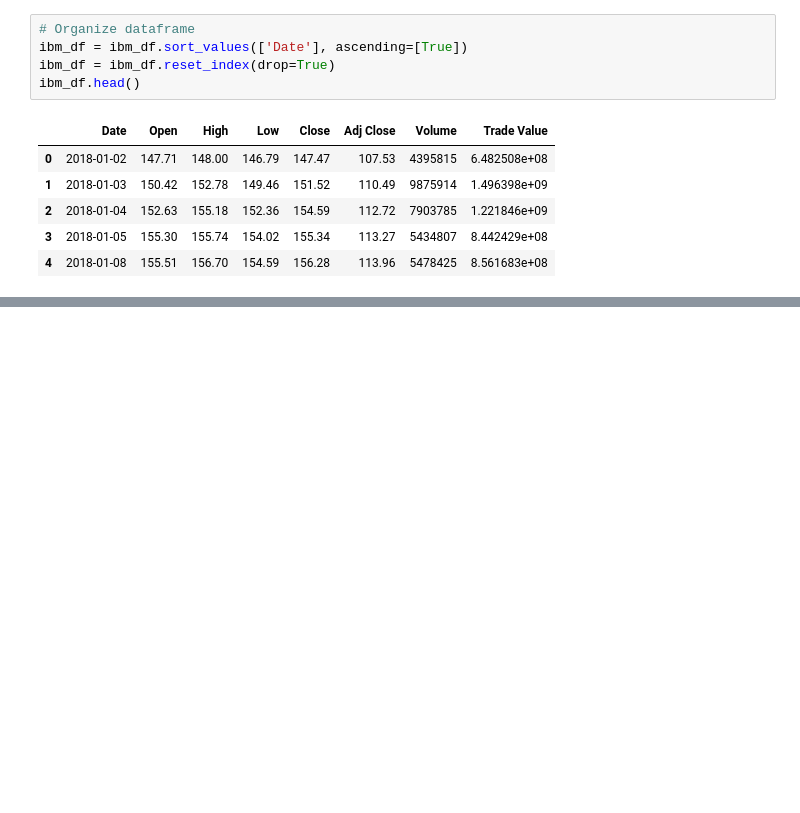
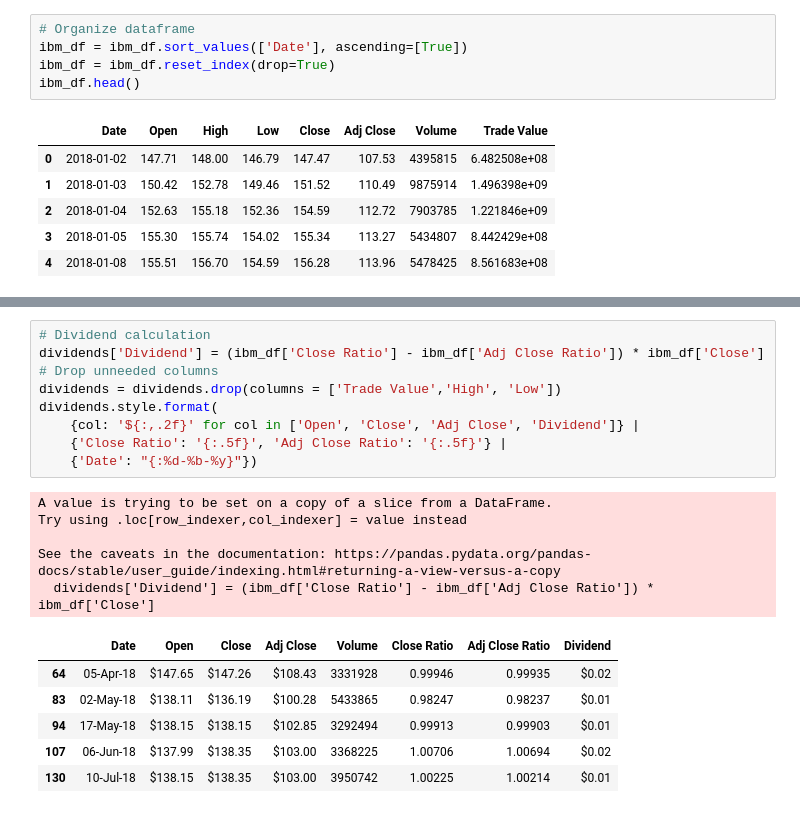
Before and after one commit to bryankeating10/Python-and-Math-for-ML, a Jupyter notebook: Module_4/Homework_4.ipynb, the cells around one changed output, grey strips where cells are left out. Saved outputs shown, nothing was run; the diff lists cells and outputs as text; blank space fills up the shorter version.

```diff
--- a/Module_4/Homework_4.ipynb
+++ b/Module_4/Homework_4.ipynb
@@ -112,0 +130,21 @@ ibm_df.head().style.format(
+# %%
+# Dividend calculation
+dividends['Dividend'] = (ibm_df['Close Ratio'] - ibm_df['Adj Close Ratio']) * ibm_df['Close']
+# Drop unneeded columns
+dividends = dividends.drop(columns = ['Trade Value','High', 'Low'])
+dividends.style.format(
+    {col: '${:,.2f}' for col in ['Open', 'Close', 'Adj Close', 'Dividend']} |
+    {'Close Ratio': '{:.5f}', 'Adj Close Ratio': '{:.5f}'} |
+    {'Date': "{:%d-%b-%y}"})
+# %% [output]
+A value is trying to be set on a copy of a slice from a DataFrame.
+Try using .loc[row_indexer,col_indexer] = value instead
+
+See the caveats in the documentation: https://pandas.pydata.org/pandas-docs/stable/user_guide/indexing.html#returning-a-view-versus-a-copy
+  dividends['Dividend'] = (ibm_df['Close Ratio'] - ibm_df['Adj Close Ratio']) * ibm_df['Close']
+|  | Date | Open | Close | Adj Close | Volume | Close Ratio | Adj Close Ratio | Dividend |
+| 64 | 05-Apr-18 | $147.65 | $147.26 | $108.43 | 3331928 | 0.99946 | 0.99935 | $0.02 |
+| 83 | 02-May-18 | $138.11 | $136.19 | $100.28 | 5433865 | 0.98247 | 0.98237 | $0.01 |
+| 94 | 17-May-18 | $138.15 | $138.15 | $102.85 | 3292494 | 0.99913 | 0.99903 | $0.01 |
+| 107 | 06-Jun-18 | $137.99 | $138.35 | $103.00 | 3368225 | 1.00706 | 1.00694 | $0.02 |
+| 130 | 10-Jul-18 | $138.15 | $138.35 | $103.00 | 3950742 | 1.00225 | 1.00214 | $0.01 |
```
Also changed, not shown: parts of 2 cells of this notebook.
